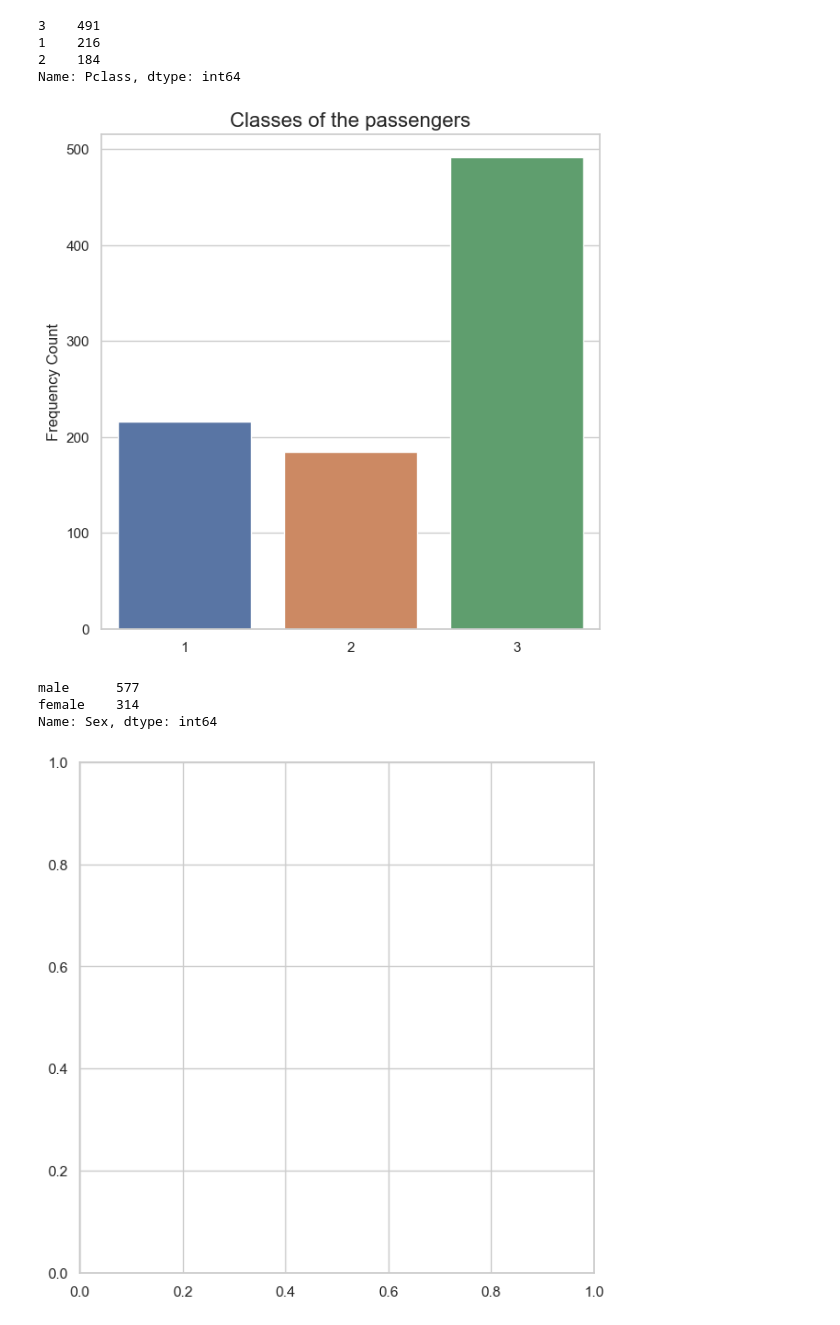
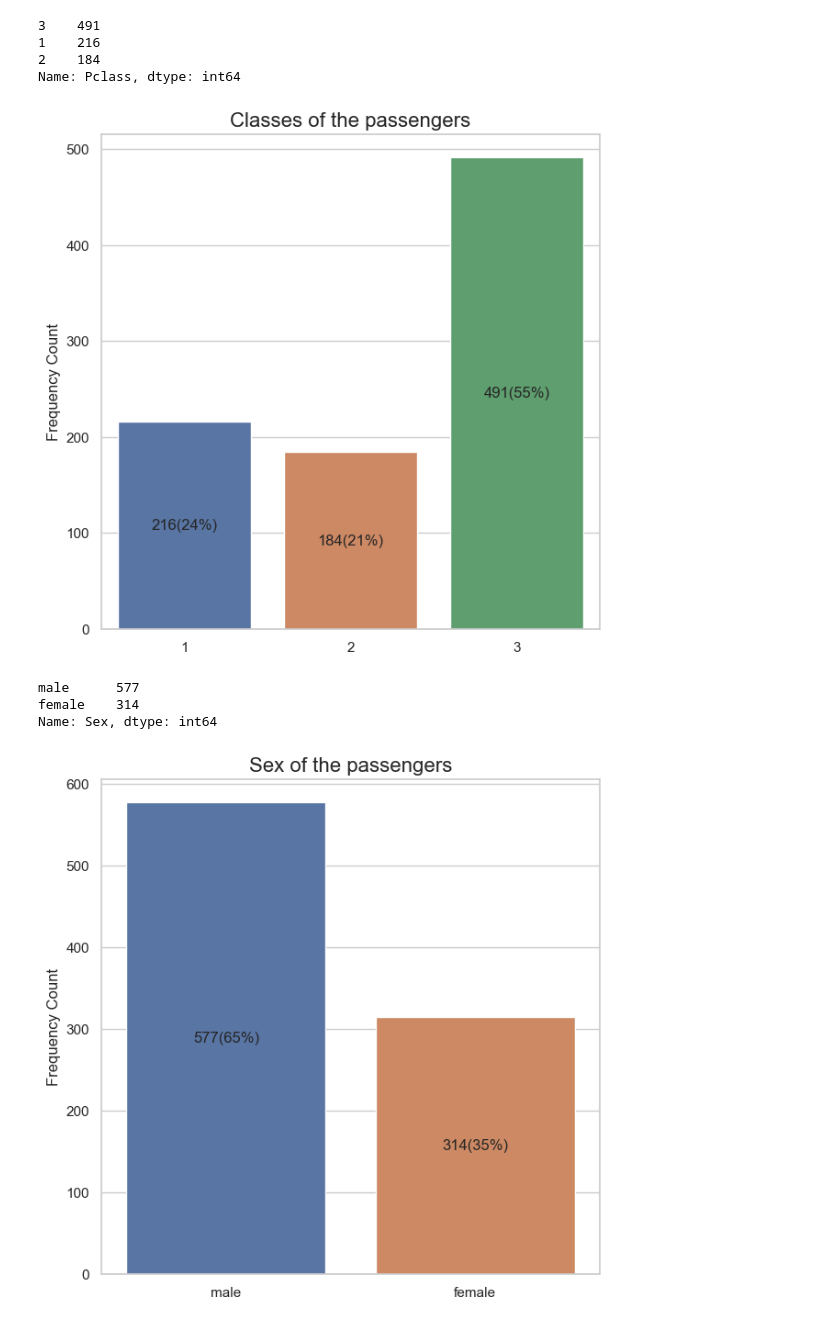
Before and after one commit to islamahrous/titanic_DS_analysis, a Jupyter notebook: titanic_DS_analysis.ipynb, the cells around one changed output. Drawn from its saved outputs; the diff is of its cells as text; code cells hidden in the pictures.

Commit message:
all categorical data bar charts done

```diff
--- a/titanic_DS_analysis.ipynb
+++ b/titanic_DS_analysis.ipynb
@@ -70,7 +70,7 @@ for patch in embarked_bar.patches:
     embarked_bar.text(label_x, label_y,
                 #left - freq below - rel freq wrt population as a percentage
                str(int(patch.get_height())) + '(' +
-               '{:.0%}'.format(patch.get_height()/len(train.Embarked))+')',
+               '{:.0%}'.format(patch.get_height()/len(train.Survived))+')',
                horizontalalignment='center', verticalalignment='center')
 # %% [output]
 [figure]
@@ -90,13 +90,13 @@ Pclass_bar.set_title('Classes of the passengers', fontsize = 16)
 for patch in Pclass_bar.patches:
     label_x = patch.get_x() + patch.get_width()/2  # find midpoint of rectangle
     label_y = patch.get_y() + patch.get_height()/2
-    embarked_bar.text(label_x, label_y,
+    Pclass_bar.text(label_x, label_y,
                 #left - freq below - rel freq wrt population as a percentage
                str(int(patch.get_height())) + '(' +
-               '{:.0%}'.format(patch.get_height()/len(train.Pclass))+')',
+               '{:.0%}'.format(patch.get_height()/len(train.Survived))+')',
                horizontalalignment='center', verticalalignment='center')
 # %% [output]
-[figure, old version]
+[figure, new version]
 # %%
 train.Sex.value_counts()
 # %% [output]
@@ -105,15 +105,17 @@ female    314
 Name: Sex, dtype: int64
 # %%
 figure, Sex_bar = plt.subplots(figsize=(7, 7))
-sns.barplot(x= train["Sex"].value_counts().index, y = train["Sex"].value_counts(), ax = Pclass_bar)
-Pclass_bar.set_xticklabels(['male', 'female'])
-Pclass_bar.set_ylabel('Frequency Count')
-Pclass_bar.set_title('Sex of the passengers', fontsize = 16)
-
-figure, embarked_bar = plt.subplots(figsize=(7, 7))
-sns.barplot(x= train["Embarked"].value_counts().index, y = train["Embarked"].value_counts(), ax = embarked_bar)
-embarked_bar.set_xticklabels(['Southampton', 'Chernboug', 'Queenstown'])
-embarked_bar.set_ylabel('Frequency Count')
-embarked_bar.set_title('Where did the passengers board the Titanic?', fontsize = 16)
+sns.barplot(x= train["Sex"].value_counts().index, y = train["Sex"].value_counts(), ax = Sex_bar)
+Sex_bar.set_xticklabels(['male', 'female'])
+Sex_bar.set_ylabel('Frequency Count')
+Sex_bar.set_title('Sex of the passengers', fontsize = 16)
+for patch in Sex_bar.patches:
+    label_x = patch.get_x() + patch.get_width()/2  # find midpoint of rectangle
+    label_y = patch.get_y() + patch.get_height()/2
+    Sex_bar.text(label_x, label_y,
+                #left - freq below - rel freq wrt population as a percentage
+               str(int(patch.get_height())) + '(' +
+               '{:.0%}'.format(patch.get_height()/len(train.Sex))+')',
+               horizontalalignment='center', verticalalignment='center')
 # %% [output]
-[figure, old version]
+[figure, new version]
```
Also changed, not shown: parts of 5 cells of this notebook.
